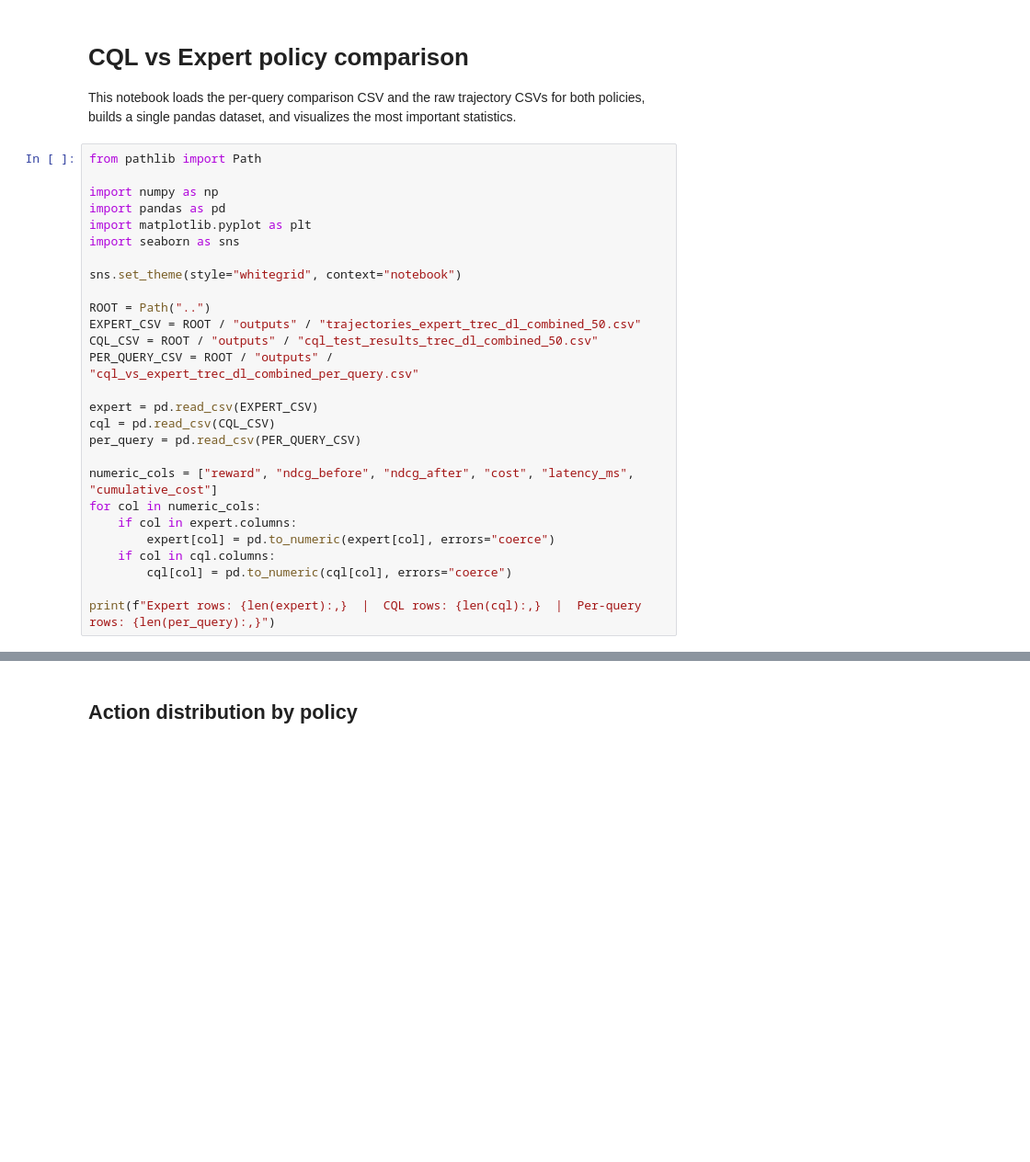
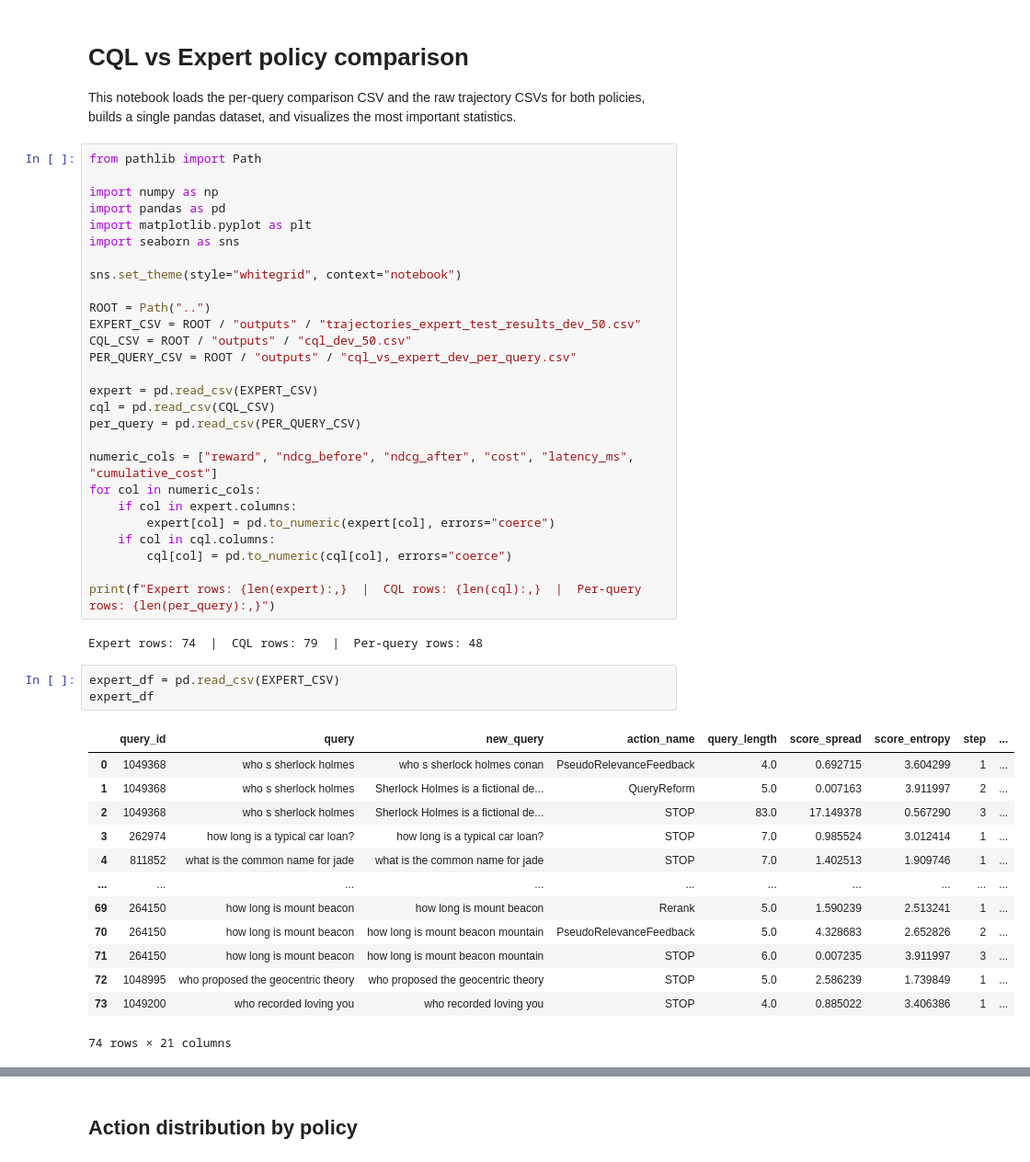
Before and after one commit to hanazouari23/Multi-Agent-Ensemble-for-Search-Through-Reinforcement-Optimization-MAESTRO-, a Jupyter notebook: notebooks/12_compare_policy_rewards.ipynb, the cells around one changed output, grey strips where cells are left out. Shown at 92% size. Cells and saved outputs as stored; diff of their text form; blank space fills up the shorter version.

```diff
--- a/notebooks/12_compare_policy_rewards.ipynb
+++ b/notebooks/12_compare_policy_rewards.ipynb
@@ -13,9 +13,9 @@ import seaborn as sns
 sns.set_theme(style="whitegrid", context="notebook")
 
 ROOT = Path("..")
-EXPERT_CSV = ROOT / "outputs" / "trajectories_expert_trec_dl_combined_50.csv"
-CQL_CSV = ROOT / "outputs" / "cql_test_results_trec_dl_combined_50.csv"
-PER_QUERY_CSV = ROOT / "outputs" / "cql_vs_expert_trec_dl_combined_per_query.csv"
+EXPERT_CSV = ROOT / "outputs" / "trajectories_expert_test_results_dev_50.csv"
+CQL_CSV = ROOT / "outputs" / "cql_dev_50.csv"
+PER_QUERY_CSV = ROOT / "outputs" / "cql_vs_expert_dev_per_query.csv"
 
 expert = pd.read_csv(EXPERT_CSV)
 cql = pd.read_csv(CQL_CSV)
@@ -29,3 +29,22 @@ for col in numeric_cols:
         cql[col] = pd.to_numeric(cql[col], errors="coerce")
 
 print(f"Expert rows: {len(expert):,}  |  CQL rows: {len(cql):,}  |  Per-query rows: {len(per_query):,}")
+# %% [output]
+Expert rows: 74  |  CQL rows: 79  |  Per-query rows: 48
+# %%
+expert_df = pd.read_csv(EXPERT_CSV)
+expert_df
+# %% [output]
+|  | query_id | query | new_query | action_name | query_length | score_spread | score_entropy | step | ... |
+| 0 | 1049368 | who s sherlock holmes | who s sherlock holmes conan | PseudoRelevanceFeedback | 4.0 | 0.692715 | 3.604299 | 1 | ... |
+| 1 | 1049368 | who s sherlock holmes | Sherlock Holmes is a fictional de... | QueryReform | 5.0 | 0.007163 | 3.911997 | 2 | ... |
+| 2 | 1049368 | who s sherlock holmes | Sherlock Holmes is a fictional de... | STOP | 83.0 | 17.149378 | 0.567290 | 3 | ... |
+| 3 | 262974 | how long is a typical car loan? | how long is a typical car loan? | STOP | 7.0 | 0.985524 | 3.012414 | 1 | ... |
+| 4 | 811852 | what is the common name for jade | what is the common name for jade | STOP | 7.0 | 1.402513 | 1.909746 | 1 | ... |
+| ... | ... | ... | ... | ... | ... | ... | ... | ... | ... |
+| 69 | 264150 | how long is mount beacon | how long is mount beacon | Rerank | 5.0 | 1.590239 | 2.513241 | 1 | ... |
+| 70 | 264150 | how long is mount beacon | how long is mount beacon mountain | PseudoRelevanceFeedback | 5.0 | 4.328683 | 2.652826 | 2 | ... |
+| 71 | 264150 | how long is mount beacon | how long is mount beacon mountain | STOP | 6.0 | 0.007235 | 3.911997 | 3 | ... |
+| 72 | 1048995 | who proposed the geocentric theory | who proposed the geocentric theory | STOP | 5.0 | 2.586239 | 1.739849 | 1 | ... |
+| 73 | 1049200 | who recorded loving you | who recorded loving you | STOP | 4.0 | 0.885022 | 3.406386 | 1 | ... |
+74 rows × 21 columns
```
Also changed, not shown: parts of 8 cells of this notebook, 2 other files.
